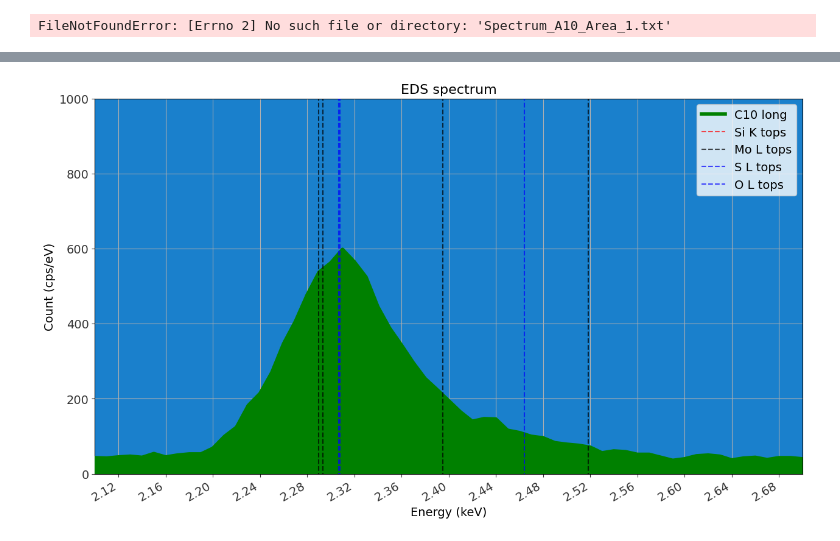
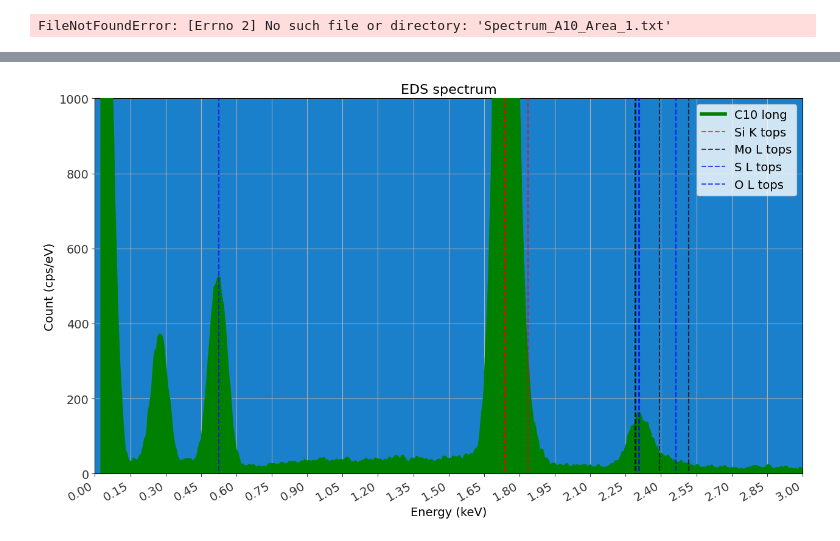
Before and after one commit to Lionfish30/Sommarjobb-2024, a Jupyter notebook: Data Importer.ipynb, the cells around one changed output, grey strips where cells are left out. Drawn from its saved outputs; the diff is of its cells as text; code cells hidden in the pictures.

```diff
--- a/Data Importer.ipynb
+++ b/Data Importer.ipynb
@@ -31,7 +31,7 @@ def data_integration(data,under=2.2,over=2.6,avgunder=2.65,avgover=2.8 ):
         placeunder = np.reshape(placeunder, -1)
         placeover = np.reshape(placeover, -1)
 
-        # i[:,1] = i[:,1]-np.average(i[placeunder[0]:placeover[0],1])
+        i[:,1] = i[:,1]-np.average(i[placeunder[0]:placeover[0],1])
 
         top1 = np.sum(i[intunder[0]:intover[0],1])
         array = np.append(array,top1)
@@ -370,8 +431,8 @@ Silines = [1.73998,1.73938, 1.83594]
 Slines = [2.30784,2.30664,2.46404]
 Olines =[0.5249]
 Nticks = 20
-xmax = 2.7
-xmin = 2.1
+xmax = 3
+xmin = 0
 ymax = 1000
 
 
@@ -381,7 +442,7 @@ fmt = lambda x, pos: '{}'.format(x).rstrip('0')
 
 
 # plotter(ax,data_E7_1,7,"yellow","E7")
-plotter(ax,C10_15k_60_1,7,"green","C10 long")
+plotter(ax,F14_10k_100724,7,"green","C10 long")
 # plotter(ax,C10_15k_20_1,7,"yellow",'C10 short')
 # plotter(ax,data_N15_1,6,"red","N15")
 # plotter(ax,data2,6,"red","Flake 2 thin")
@@ -391,31 +452,31 @@ plotter(ax,C10_15k_60_1,7,"green","C10 long")
 # ax.fill_between(data[:,0],data[:,1],zorder=5, color = "yellow",)
 # ax.plot(data2[:,0],data2[:,1],zorder=6, lw = 4, color = "red")
 # ax.plot(data31[:,0],data31[:,1],zorder=6, lw = 4, color = "green")
 # ax.plot(data32[:,0],data32[:,1],zorder=6, lw = 4, color = "lightgreen")
 
 plt.setp(ax.get_xticklabels(), rotation=30, horizontalalignment='right',fontsize=14)
 plt.setp(ax.get_yticklabels(),fontsize=14)
 ax.xaxis.set_major_locator(ticker.MaxNLocator(Nticks))
 # ax.yaxis.set_major_locator(ticker.MaxNLocator(7))
 #ax.xaxis.set_major_formatter(ticker.FuncFormatter(lambda x, pos: str(x).rstrip('0')))
 ax.grid(zorder = 1)
 ax.set_xlim([xmin,xmax])
 ax.set_ylim([0,ymax])
 ax.set_facecolor((0.1, 0.5, 0.8))
 ax.spines['bottom'].set_color('black')
 ax.spines['top'].set_color('black')
 ax.xaxis.label.set_color('black')
 ax.tick_params(colors=(0.2, 0.2, 0.2), which ='both')
 ax.set_xlabel("Energy (keV)",fontsize=14)
 ax.set_ylabel("Count (cps/eV)",fontsize=14)
 ax.set_title("EDS spectrum",fontsize=16)
 
 ax.vlines(Silines,-1000,ymax, colors="red",linestyles="dashed", alpha = 0.7, label="Si K tops",zorder = 10)#Silicon K tops
 ax.vlines(Molines,-1000,ymax, colors="black",linestyles="dashed",alpha = 0.7,label= "Mo L tops",zorder = 10)#Mo L tops
 ax.vlines(Slines,-1000,ymax, colors=(0,0,1),linestyles="dashed",alpha = 0.7,label= "S L tops",zorder = 10)#S K tops
 ax.vlines(Olines,-1000,ymax, colors=(0,0,1),linestyles="dashed",alpha = 0.7,label= "O L tops",zorder = 10)#S K tops
 ax.legend(fontsize=14)
 
 plt.show()
 # %% [output]
-[figure, old version]
+[figure, new version]
```
Also changed, not shown: parts of 3 cells of this notebook, 18 other files.
